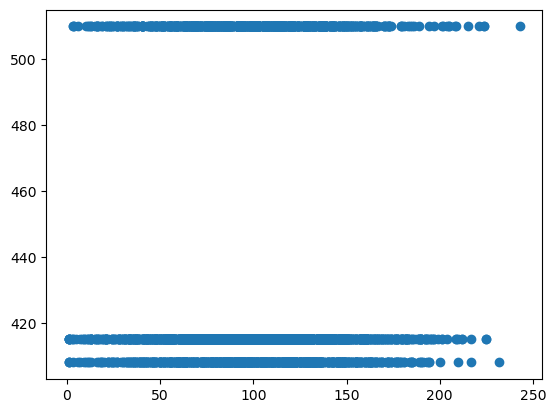
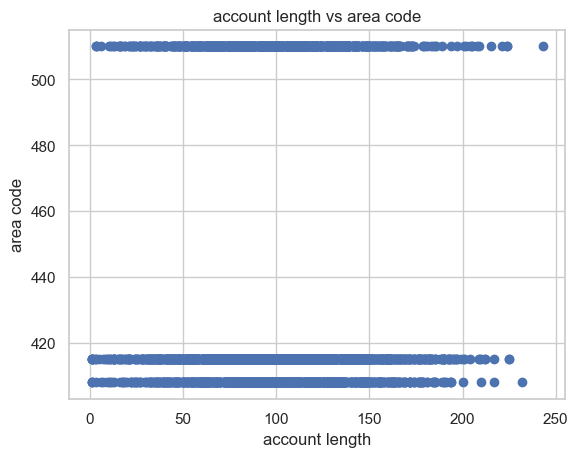
Code edit (unified diff) that turned the first committed figure into the second:
--- before
+++ after
@@ -1,2 +1,6 @@
 fig, ax = plt.subplots()
 ax.scatter(data['account length'], data['area code'])
+plt.title('account length vs area code')
+ax.set_ylabel("area code")
+ax.set_xlabel("account length")
+plt.show()

Commit: main_update